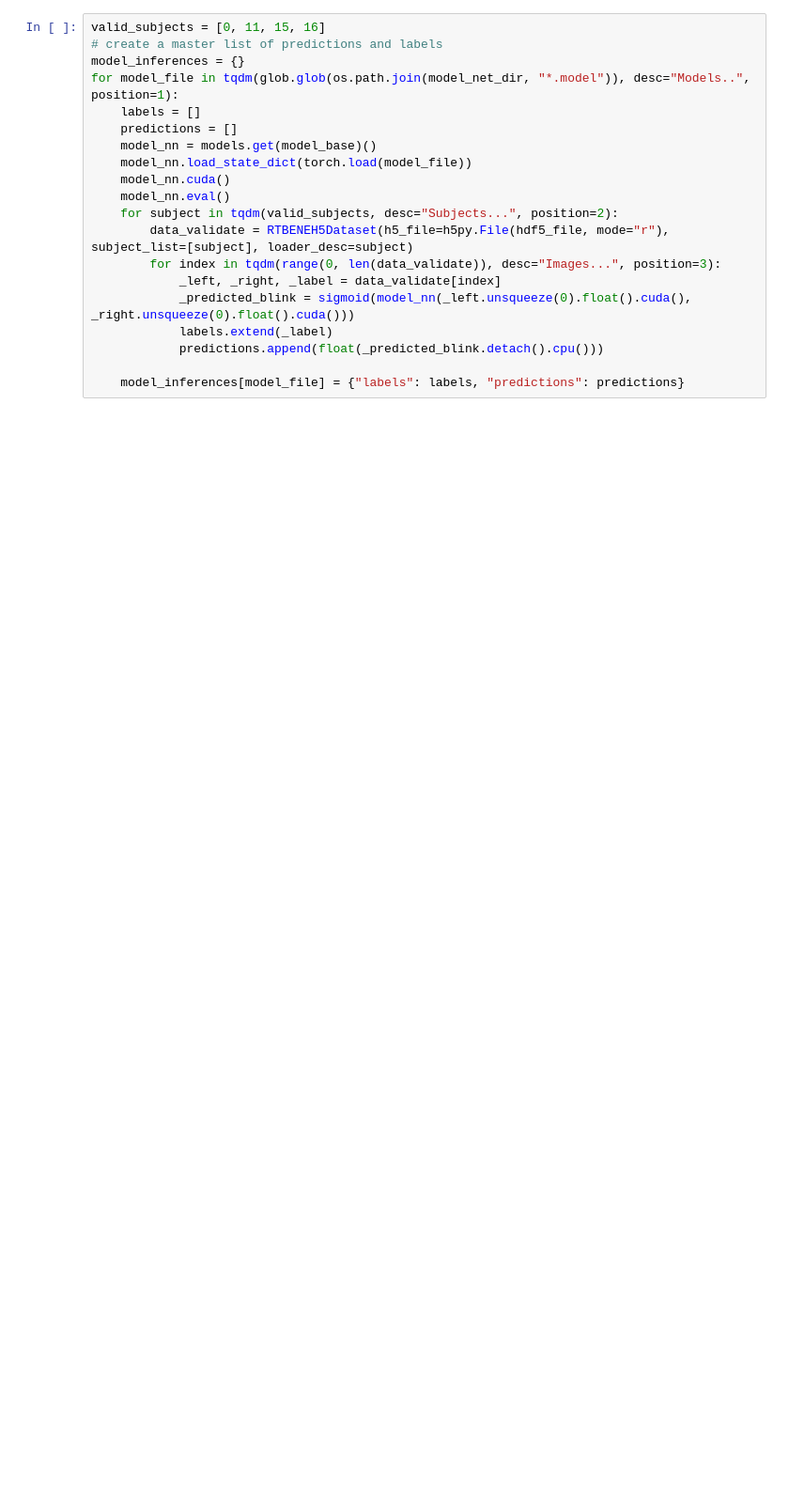
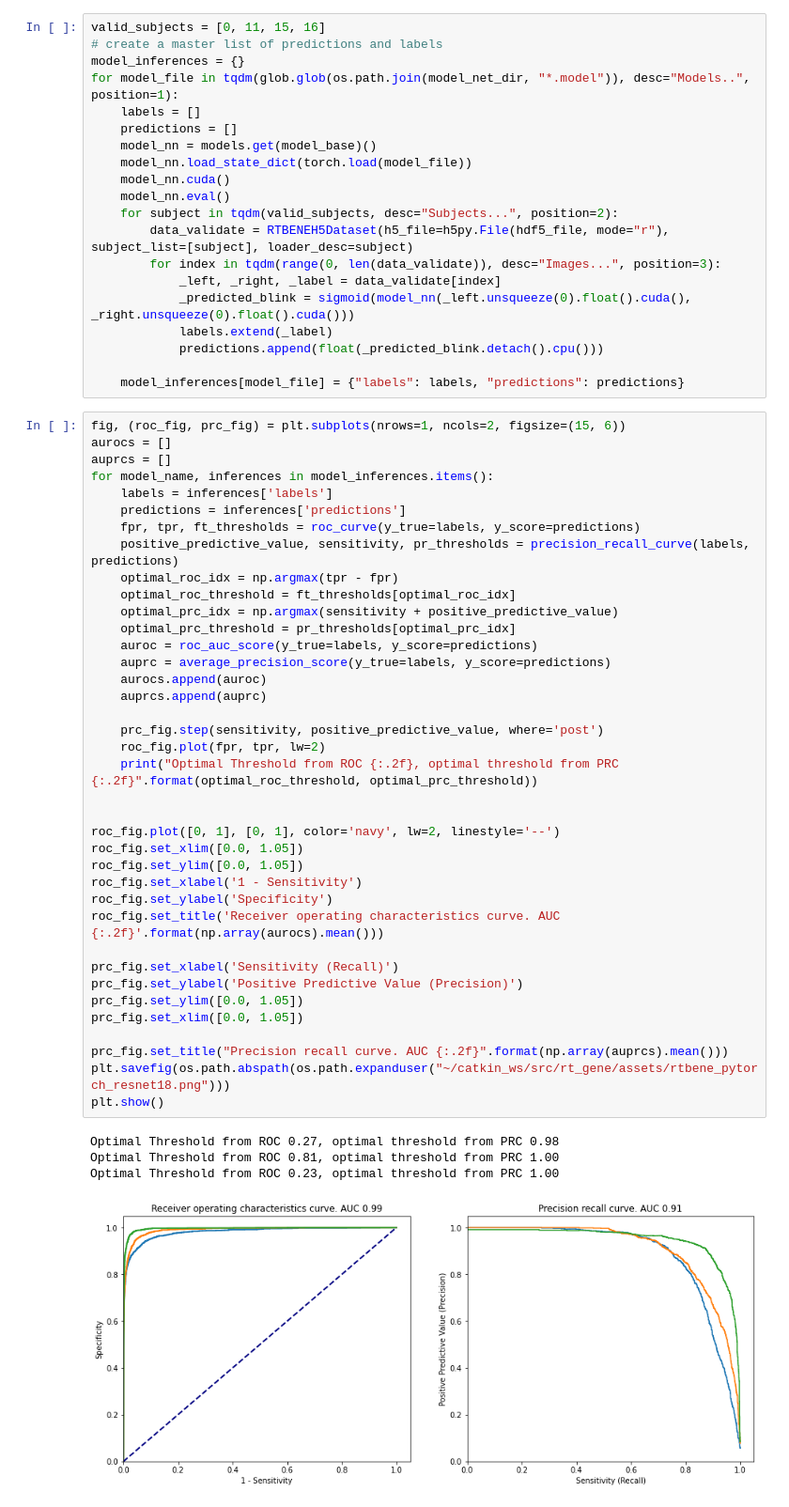
Before and after one commit to Tobias-Fischer/rt_gene, a Jupyter notebook: rt_bene_model_training/pytorch/evaluate_model.ipynb, the cells around one changed output. Shown: that part at 94% size. Cells and saved outputs as stored; diff of their text form; blank space fills up the shorter version.

```diff
--- a/rt_bene_model_training/pytorch/evaluate_model.ipynb
+++ b/rt_bene_model_training/pytorch/evaluate_model.ipynb
@@ -46,4 +46,47 @@ for model_file in tqdm(glob.glob(os.path.join(model_net_dir, "*.model")), desc="
             predictions.append(float(_predicted_blink.detach().cpu()))
 
     model_inferences[model_file] = {"labels": labels, "predictions": predictions}
+# %%
+fig, (roc_fig, prc_fig) = plt.subplots(nrows=1, ncols=2, figsize=(15, 6))
+aurocs = []
+auprcs = []
+for model_name, inferences in model_inferences.items():
+    labels = inferences['labels']
+    predictions = inferences['predictions']
+    fpr, tpr, ft_thresholds = roc_curve(y_true=labels, y_score=predictions)
+    positive_predictive_value, sensitivity, pr_thresholds = precision_recall_curve(labels, predictions)
+    optimal_roc_idx = np.argmax(tpr - fpr)
+    optimal_roc_threshold = ft_thresholds[optimal_roc_idx]
+    optimal_prc_idx = np.argmax(sensitivity + positive_predictive_value)
+    optimal_prc_threshold = pr_thresholds[optimal_prc_idx]
+    auroc = roc_auc_score(y_true=labels, y_score=predictions)
+    auprc = average_precision_score(y_true=labels, y_score=predictions)
+    aurocs.append(auroc)
+    auprcs.append(auprc)
+
+    prc_fig.step(sensitivity, positive_predictive_value, where='post')
+    roc_fig.plot(fpr, tpr, lw=2)
+    print("Optimal Threshold from ROC {:.2f}, optimal threshold from PRC {:.2f}".format(optimal_roc_threshold, optimal_prc_threshold))
+
+
+roc_fig.plot([0, 1], [0, 1], color='navy', lw=2, linestyle='--')
+roc_fig.set_xlim([0.0, 1.05])
+roc_fig.set_ylim([0.0, 1.05])
+roc_fig.set_xlabel('1 - Sensitivity')
+roc_fig.set_ylabel('Specificity')
+roc_fig.set_title('Receiver operating characteristics curve. AUC {:.2f}'.format(np.array(aurocs).mean()))
+
+prc_fig.set_xlabel('Sensitivity (Recall)')
+prc_fig.set_ylabel('Positive Predictive Value (Precision)')
+prc_fig.set_ylim([0.0, 1.05])
+prc_fig.set_xlim([0.0, 1.05])
+
+prc_fig.set_title("Precision recall curve. AUC {:.2f}".format(np.array(auprcs).mean()))
+plt.savefig(os.path.abspath(os.path.expanduser("~/catkin_ws/src/rt_gene/assets/rtbene_pytorch_resnet18.png")))
+plt.show()
+# %% [output]
+Optimal Threshold from ROC 0.27, optimal threshold from PRC 0.98
+Optimal Threshold from ROC 0.81, optimal threshold from PRC 1.00
+Optimal Threshold from ROC 0.23, optimal threshold from PRC 1.00
+[figure, added]
 # %%
```
Also changed, not shown: parts of 2 cells of this notebook, 2 other files.
